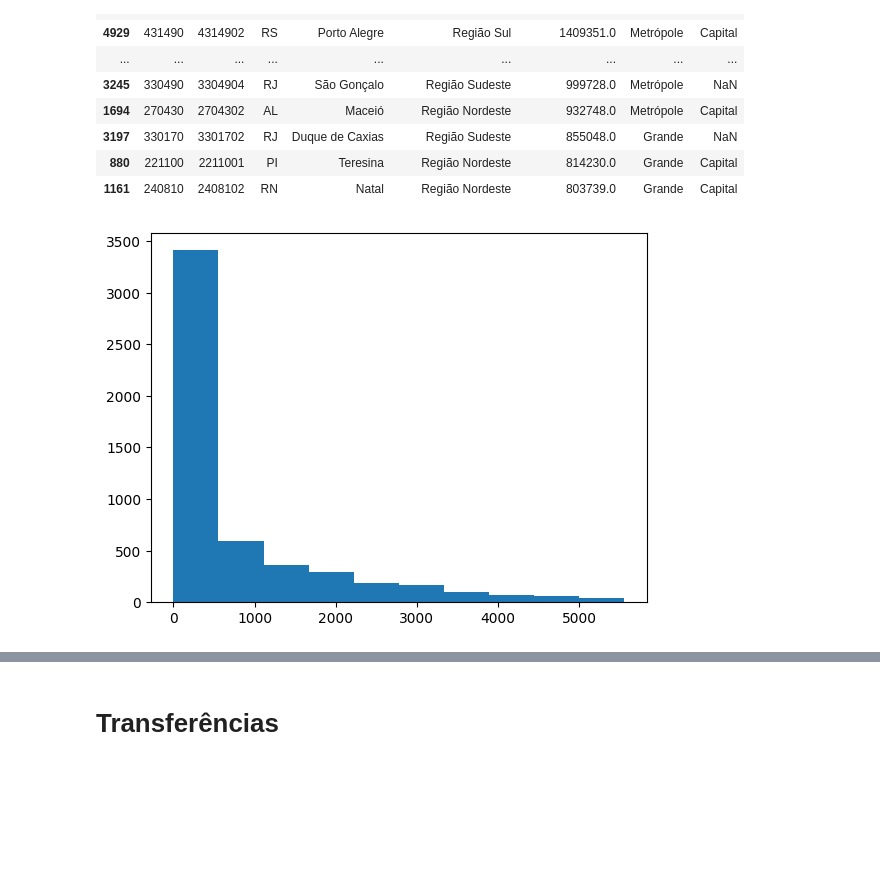
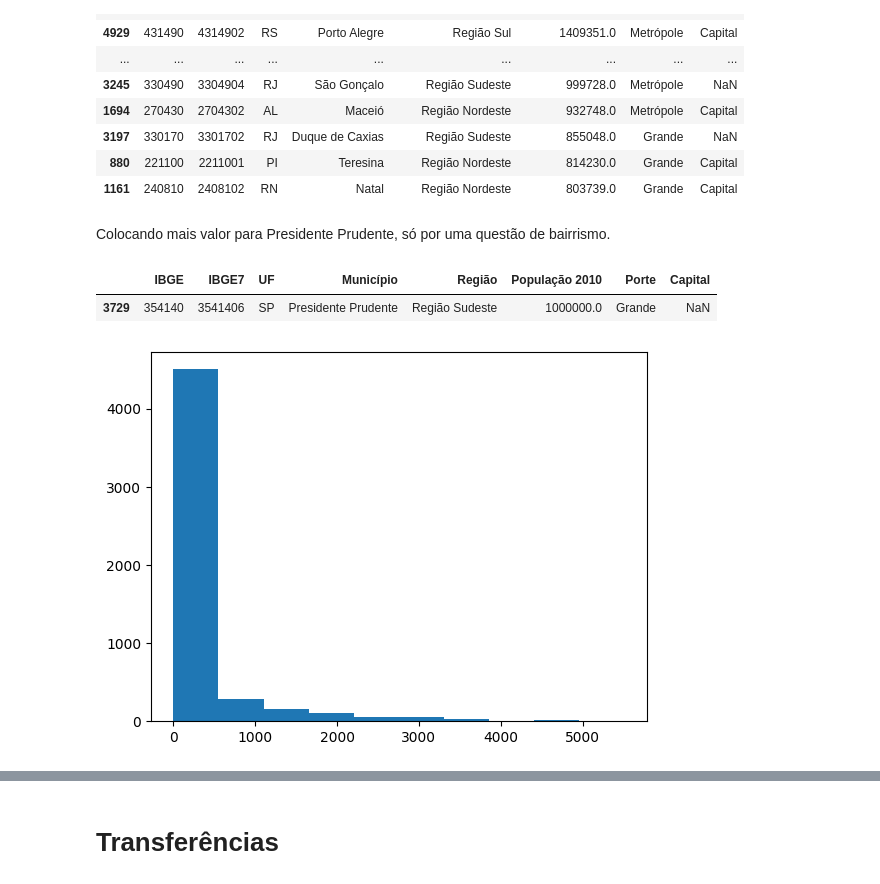
Before and after one commit to rubcube-guilhermetomiasi/mocking, a Jupyter notebook: mocking.ipynb, the cells around one changed output, grey strips where cells are left out. Drawn from its saved outputs; the diff is of its cells as text; code cells hidden in the pictures; blank space fills up the shorter version.

```diff
--- a/mocking.ipynb
+++ b/mocking.ipynb
@@ -11,3 +3,8 @@ fake = Faker()
+# %%
+from faker import Faker
+USER_COUNT = 5591
+TRANSFER_COUNT = 5591 * 2
+fake = Faker()
 # %% [markdown]
 # Dados de Usuário
 # %% [markdown]
@@ -91,3 +88,5 @@ pd.DataFrame(users).to_csv('users.csv', index=False)
+# %%
+USERS_IN_BRAZIL = USER_COUNT - 391
 # %% [markdown]
 Utilizando .csv de municipios contidos [aqui](http://blog.mds.gov.br/redesuas/wp-content/uploads/2018/06/Lista_Munic%C3%ADpios_com_IBGE_Brasil_Versao_CSV.csv)
 # %%
@@ -116,16 +115,31 @@ display(municipios.head(20))
 | 3197 | 330170 | 3301702 | RJ | Duque de Caxias | Região Sudeste | 855048.0 | Grande | NaN |
 | 880 | 221100 | 2211001 | PI | Teresina | Região Nordeste | 814230.0 | Grande | Capital |
 | 1161 | 240810 | 2408102 | RN | Natal | Região Nordeste | 803739.0 | Grande | Capital |
+# %% [markdown]
+Colocando mais valor para Presidente Prudente, só por uma questão de bairrismo.
+# %%
+municipios.loc[municipios['Município'] == 'Presidente Prudente', 'População 2010'] = 1000000
+# %%
+municipios[municipios['Município'] == 'Presidente Prudente']
+# %% [output]
+|  | IBGE | IBGE7 | UF | Município | Região | População 2010 | Porte | Capital |
+| 3729 | 354140 | 3541406 | SP | Presidente Prudente | Região Sudeste | 1000000.0 | Grande | NaN |
 # %%
 from matplotlib import pyplot as plt
 import numpy as np
 
-random_idx = np.random.choice(len(municipios), size=USER_COUNT, p=municipios['População 2010'].values / np.sum(municipios['População 2010'].values))
+# 1 -> Linear, 2 -> Quadrático
+# Utilizando um valor entre esses 2
+power = 1.337
+population_power = np.power(municipios['População 2010'].values, power)
+sum_of_powers = np.sum(population_power)
+weights = population_power / sum_of_powers
+random_idx = np.random.choice(len(municipios), size=USERS_IN_BRAZIL, p=weights)
 # Count the number of users created in each year
 # Year is x axis, count is y axis
 plt.hist(random_idx)
 plt.show()
 # %% [output]
-[figure, old version]
+[figure, new version]
 # %%
 users_adresses = list()
```
Also changed, not shown: parts of 19 cells of this notebook.
